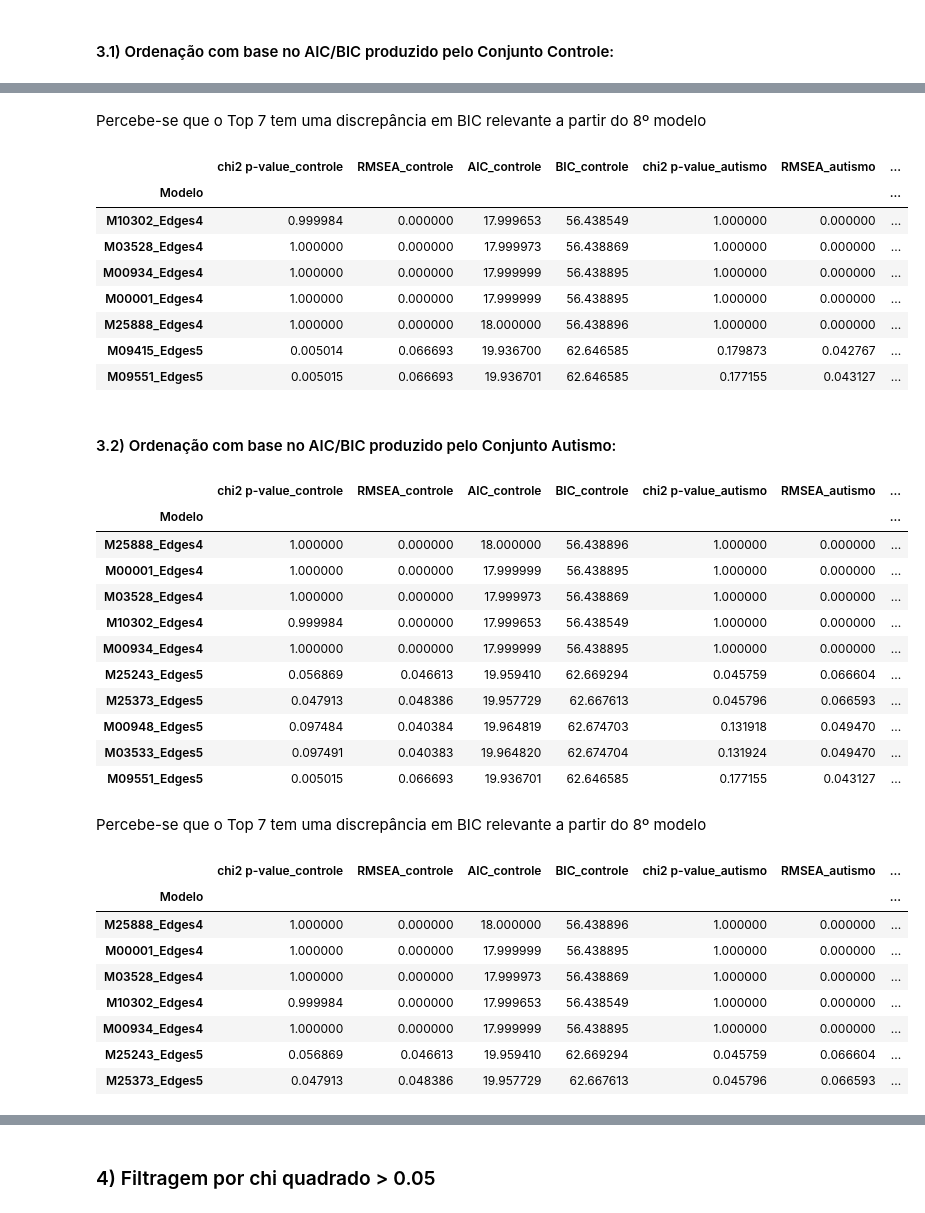
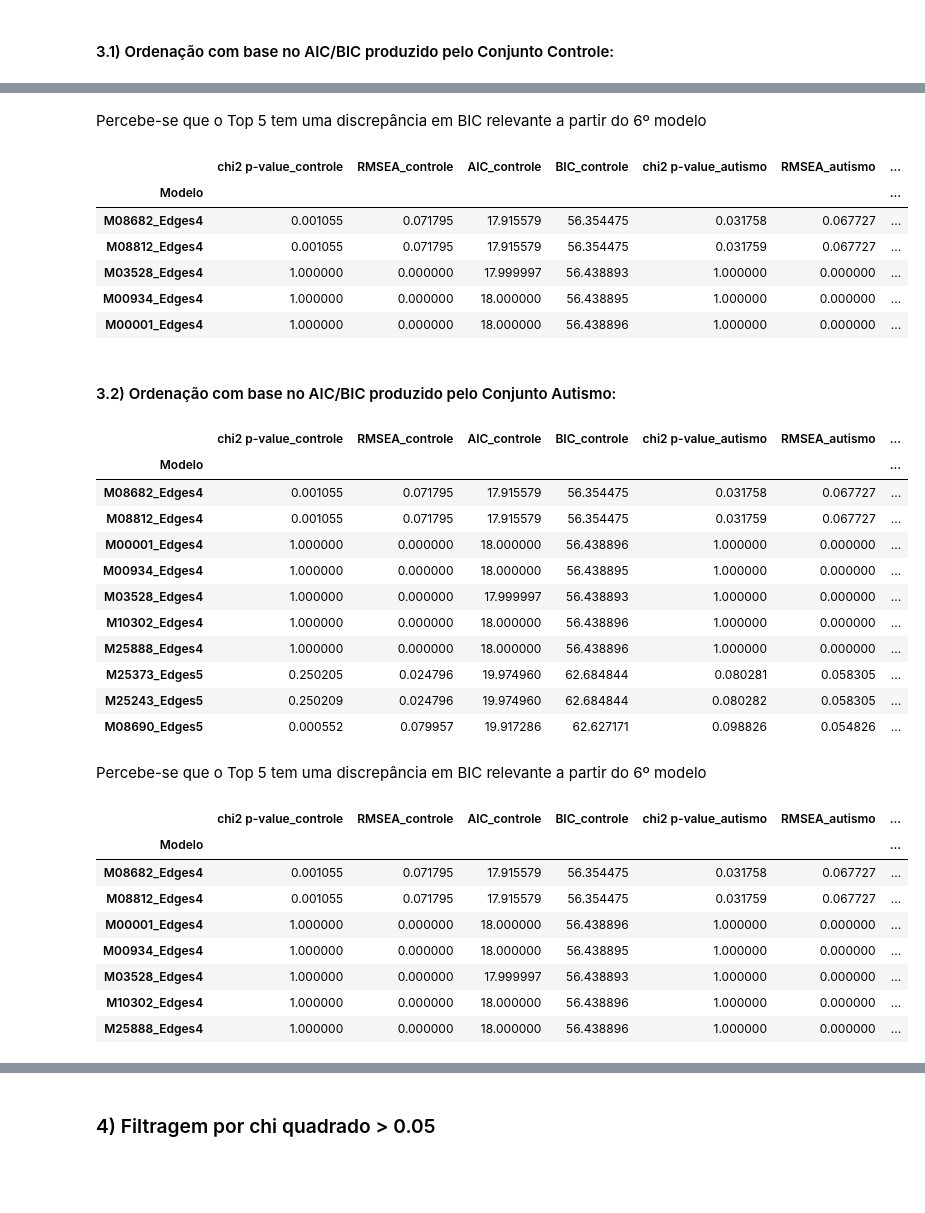
Before and after one commit to caiosoter/SEM-Austim-networks, a Jupyter notebook: notebooks/selacao_modelo.ipynb, the cells around one changed output, grey strips where cells are left out. Saved outputs shown, nothing was run; the diff lists cells and outputs as text; code cells hidden in the pictures; blank space fills up the shorter version.

```diff
--- a/notebooks/selacao_modelo.ipynb
+++ b/notebooks/selacao_modelo.ipynb
@@ -10,18 +11,26 @@ from scipy import stats
 # %%
 colunas_interesse = ["Modelo", "chi2 p-value", "RMSEA", "AIC", "BIC"]
-df_modelos_controle_prep = pd.read_csv(r"..\resultados\resultados_empiricos\modelos_controle.csv", index_col="Modelo", usecols=colunas_interesse)
-df_modelos_autismo_prep = pd.read_csv(r"..\resultados\resultados_empiricos\modelos_autismo.csv", index_col="Modelo", usecols=colunas_interesse)
+df_modelos_controle = pd.read_csv(r"..\resultados\resultados_empiricos\modelos_controle_prep.csv", index_col="Modelo", usecols=colunas_interesse)
+df_modelos_autismo = pd.read_csv(r"..\resultados\resultados_empiricos\modelos_autismo_prep.csv", index_col="Modelo", usecols=colunas_interesse)
 
-df_controle_prep = pd.read_csv(r"..\dados\raios_espectrais\raios_espectrais_controle.csv")
-df_autismo_prep = pd.read_csv(r"..\dados\raios_espectrais\raios_espectrais_autismo.csv")
+df_controle_prep = pd.read_csv(r"..\dados\raios_espectrais\raios_espectrais_controle_prep.csv")
+df_autismo_prep = pd.read_csv(r"..\dados\raios_espectrais\raios_espectrais_autismo_prep.csv")
+
+df_controle = pd.read_csv(r"..\dados\raios_espectrais\raios_espectrais_controle.csv")
+df_autismo = pd.read_csv(r"..\dados\raios_espectrais\raios_espectrais_autismo.csv")
+
+
+# scaler = StandardScaler()
+# df_controle[df_controle.columns] = scaler.fit_transform(df_controle)
+# df_autismo[df_autismo.columns] = scaler.fit_transform(df_autismo)
 
 with open(r"..\utils\fm_modelos_5_conexo.json", "r") as file:
     formula_modelos_conexos = json.load(file)
 # %% [markdown]
 ### 1) Filtragem de modelos com base em RMSEA < 0.08
 # %%
-df_controle_filtro1 = df_modelos_controle_prep[df_modelos_controle_prep["RMSEA"] < 0.08]
-df_autismo_filtro1 = df_modelos_autismo_prep[df_modelos_autismo_prep["RMSEA"] < 0.08]
+df_controle_filtro1 = df_modelos_controle[df_modelos_controle["RMSEA"] < 0.08]
+df_autismo_filtro1 = df_modelos_autismo[df_modelos_autismo["RMSEA"] < 0.08]
 
 print(df_controle_filtro1.shape)
 print(df_autismo_filtro1.shape)
@@ -92,17 +71,15 @@ modelos_filtro2.sort_values("BIC_controle").head(10)
 # %% [markdown]
-Percebe-se que o Top 7 tem uma discrepância em BIC relevante a partir do 8º modelo
+Percebe-se que o Top 5 tem uma discrepância em BIC relevante a partir do 6º modelo
 # %%
-modelos_filtro2.sort_values("BIC_controle").head(7)
+modelos_filtro2.sort_values("BIC_controle").head(5)
 # %% [output]
 |  | chi2 p-value_controle | RMSEA_controle | AIC_controle | BIC_controle | chi2 p-value_autismo | RMSEA_autismo | ... |
 | Modelo |  |  |  |  |  |  | ... |
-| M10302_Edges4 | 0.999984 | 0.000000 | 17.999653 | 56.438549 | 1.000000 | 0.000000 | ... |
-| M03528_Edges4 | 1.000000 | 0.000000 | 17.999973 | 56.438869 | 1.000000 | 0.000000 | ... |
-| M00934_Edges4 | 1.000000 | 0.000000 | 17.999999 | 56.438895 | 1.000000 | 0.000000 | ... |
-| M00001_Edges4 | 1.000000 | 0.000000 | 17.999999 | 56.438895 | 1.000000 | 0.000000 | ... |
-| M25888_Edges4 | 1.000000 | 0.000000 | 18.000000 | 56.438896 | 1.000000 | 0.000000 | ... |
-| M09415_Edges5 | 0.005014 | 0.066693 | 19.936700 | 62.646585 | 0.179873 | 0.042767 | ... |
-| M09551_Edges5 | 0.005015 | 0.066693 | 19.936701 | 62.646585 | 0.177155 | 0.043127 | ... |
+| M08682_Edges4 | 0.001055 | 0.071795 | 17.915579 | 56.354475 | 0.031758 | 0.067727 | ... |
+| M08812_Edges4 | 0.001055 | 0.071795 | 17.915579 | 56.354475 | 0.031759 | 0.067727 | ... |
+| M03528_Edges4 | 1.000000 | 0.000000 | 17.999997 | 56.438893 | 1.000000 | 0.000000 | ... |
+| M00934_Edges4 | 1.000000 | 0.000000 | 18.000000 | 56.438895 | 1.000000 | 0.000000 | ... |
+| M00001_Edges4 | 1.000000 | 0.000000 | 18.000000 | 56.438896 | 1.000000 | 0.000000 | ... |
 # %% [markdown]
 #### 3.2) Ordenação com base no AIC/BIC produzido pelo Conjunto Autismo:
 # %%
@@ -110,29 +87,29 @@ modelos_filtro2.sort_values("BIC_autismo").head(10)
 # %% [output]
 |  | chi2 p-value_controle | RMSEA_controle | AIC_controle | BIC_controle | chi2 p-value_autismo | RMSEA_autismo | ... |
 | Modelo |  |  |  |  |  |  | ... |
+| M08682_Edges4 | 0.001055 | 0.071795 | 17.915579 | 56.354475 | 0.031758 | 0.067727 | ... |
+| M08812_Edges4 | 0.001055 | 0.071795 | 17.915579 | 56.354475 | 0.031759 | 0.067727 | ... |
+| M00001_Edges4 | 1.000000 | 0.000000 | 18.000000 | 56.438896 | 1.000000 | 0.000000 | ... |
+| M00934_Edges4 | 1.000000 | 0.000000 | 18.000000 | 56.438895 | 1.000000 | 0.000000 | ... |
+| M03528_Edges4 | 1.000000 | 0.000000 | 17.999997 | 56.438893 | 1.000000 | 0.000000 | ... |
+| M10302_Edges4 | 1.000000 | 0.000000 | 18.000000 | 56.438896 | 1.000000 | 0.000000 | ... |
 | M25888_Edges4 | 1.000000 | 0.000000 | 18.000000 | 56.438896 | 1.000000 | 0.000000 | ... |
-| M00001_Edges4 | 1.000000 | 0.000000 | 17.999999 | 56.438895 | 1.000000 | 0.000000 | ... |
-| M03528_Edges4 | 1.000000 | 0.000000 | 17.999973 | 56.438869 | 1.000000 | 0.000000 | ... |
-| M10302_Edges4 | 0.999984 | 0.000000 | 17.999653 | 56.438549 | 1.000000 | 0.000000 | ... |
-| M00934_Edges4 | 1.000000 | 0.000000 | 17.999999 | 56.438895 | 1.000000 | 0.000000 | ... |
-| M25243_Edges5 | 0.056869 | 0.046613 | 19.959410 | 62.669294 | 0.045759 | 0.066604 | ... |
-| M25373_Edges5 | 0.047913 | 0.048386 | 19.957729 | 62.667613 | 0.045796 | 0.066593 | ... |
-| M00948_Edges5 | 0.097484 | 0.040384 | 19.964819 | 62.674703 | 0.131918 | 0.049470 | ... |
-| M03533_Edges5 | 0.097491 | 0.040383 | 19.964820 | 62.674704 | 0.131924 | 0.049470 | ... |
-| M09551_Edges5 | 0.005015 | 0.066693 | 19.936701 | 62.646585 | 0.177155 | 0.043127 | ... |
+| M25373_Edges5 | 0.250205 | 0.024796 | 19.974960 | 62.684844 | 0.080281 | 0.058305 | ... |
+| M25243_Edges5 | 0.250209 | 0.024796 | 19.974960 | 62.684844 | 0.080282 | 0.058305 | ... |
+| M08690_Edges5 | 0.000552 | 0.079957 | 19.917286 | 62.627171 | 0.098826 | 0.054826 | ... |
 # %% [markdown]
-Percebe-se que o Top 7 tem uma discrepância em BIC relevante a partir do 8º modelo
+Percebe-se que o Top 5 tem uma discrepância em BIC relevante a partir do 6º modelo
 # %%
-top_7 = modelos_filtro2.sort_values("BIC_autismo").head(7)
-top_7_nomes = top_7.index.values
-top_7
+top_5 = modelos_filtro2.sort_values("BIC_autismo").head(7)
+top_5_nomes = top_5.index.values
+top_5
 # %% [output]
 |  | chi2 p-value_controle | RMSEA_controle | AIC_controle | BIC_controle | chi2 p-value_autismo | RMSEA_autismo | ... |
 | Modelo |  |  |  |  |  |  | ... |
+| M08682_Edges4 | 0.001055 | 0.071795 | 17.915579 | 56.354475 | 0.031758 | 0.067727 | ... |
+| M08812_Edges4 | 0.001055 | 0.071795 | 17.915579 | 56.354475 | 0.031759 | 0.067727 | ... |
+| M00001_Edges4 | 1.000000 | 0.000000 | 18.000000 | 56.438896 | 1.000000 | 0.000000 | ... |
+| M00934_Edges4 | 1.000000 | 0.000000 | 18.000000 | 56.438895 | 1.000000 | 0.000000 | ... |
+| M03528_Edges4 | 1.000000 | 0.000000 | 17.999997 | 56.438893 | 1.000000 | 0.000000 | ... |
+| M10302_Edges4 | 1.000000 | 0.000000 | 18.000000 | 56.438896 | 1.000000 | 0.000000 | ... |
 | M25888_Edges4 | 1.000000 | 0.000000 | 18.000000 | 56.438896 | 1.000000 | 0.000000 | ... |
-| M00001_Edges4 | 1.000000 | 0.000000 | 17.999999 | 56.438895 | 1.000000 | 0.000000 | ... |
-| M03528_Edges4 | 1.000000 | 0.000000 | 17.999973 | 56.438869 | 1.000000 | 0.000000 | ... |
-| M10302_Edges4 | 0.999984 | 0.000000 | 17.999653 | 56.438549 | 1.000000 | 0.000000 | ... |
-| M00934_Edges4 | 1.000000 | 0.000000 | 17.999999 | 56.438895 | 1.000000 | 0.000000 | ... |
-| M25243_Edges5 | 0.056869 | 0.046613 | 19.959410 | 62.669294 | 0.045759 | 0.066604 | ... |
-| M25373_Edges5 | 0.047913 | 0.048386 | 19.957729 | 62.667613 | 0.045796 | 0.066593 | ... |
```
Also changed, not shown: parts of 25 cells of this notebook, 2 other files.
